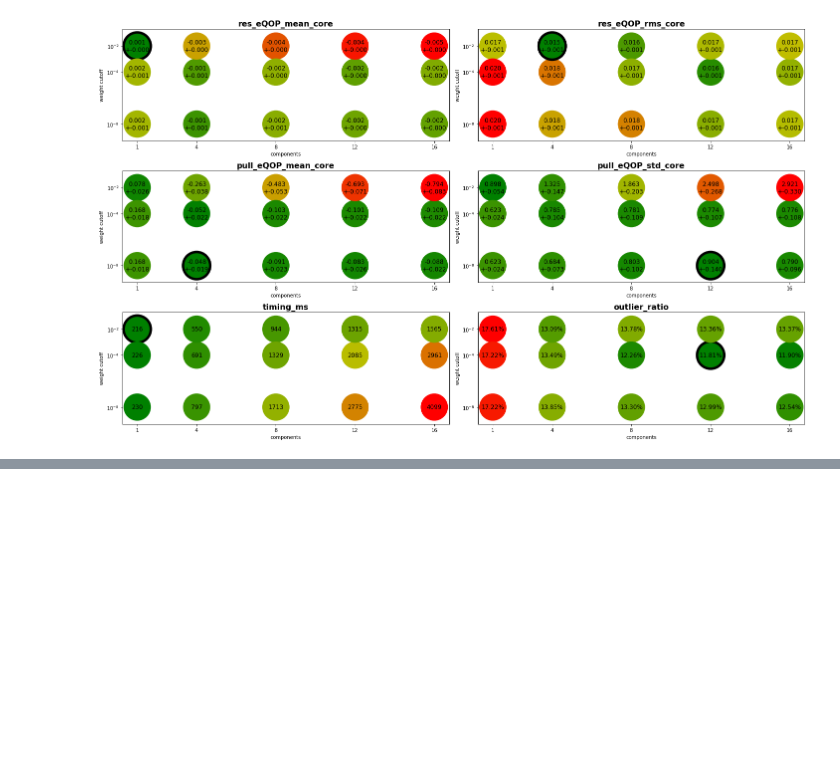
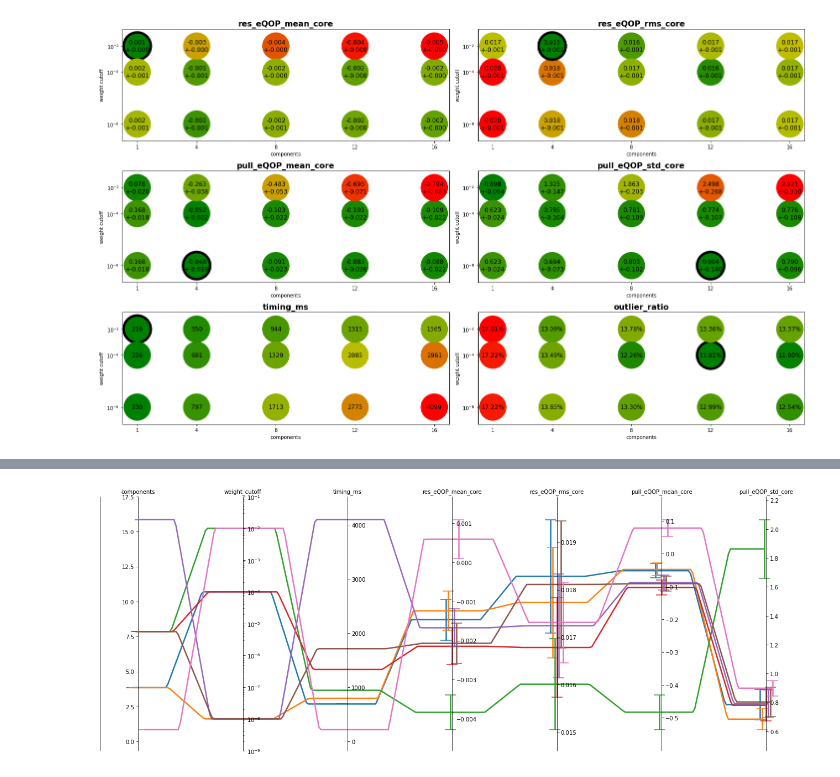
Before and after one commit to benjaminhuth/acts-gsf-scripts, a Jupyter notebook: notebooks/analyse_sweep.ipynb, the cells around one changed output, grey strips where cells are left out. Drawn from its saved outputs; the diff is of its cells as text; code cells hidden in the pictures; blank space fills up the shorter version.

```diff
--- a/notebooks/analyse_sweep.ipynb
+++ b/notebooks/analyse_sweep.ipynb
@@ -117,0 +131,11 @@ plot_key_selection(key_selection_core, "summary_core.png")
+# %%
+fig, ax = parallel_coordinates(
+    sweep_result.loc[:6, ["components","weight_cutoff","timing_ms","res_eQOP_mean_core", "res_eQOP_rms_core","pull_eQOP_mean_core", "pull_eQOP_std_core"]],
+    sweep_result.loc[:6, ["res_eQOP_mean_core_err", "res_eQOP_rms_core_err", "pull_eQOP_mean_core_err", "pull_eQOP_std_core_err"]],
+    "_err",
+    jitter_x=True,
+    log_columns=["weight_cutoff"],
+    lw=2.5
+)
+# %% [output]
+[figure, added]
```
Also changed, not shown: parts of 3 cells of this notebook, 6 other files.
